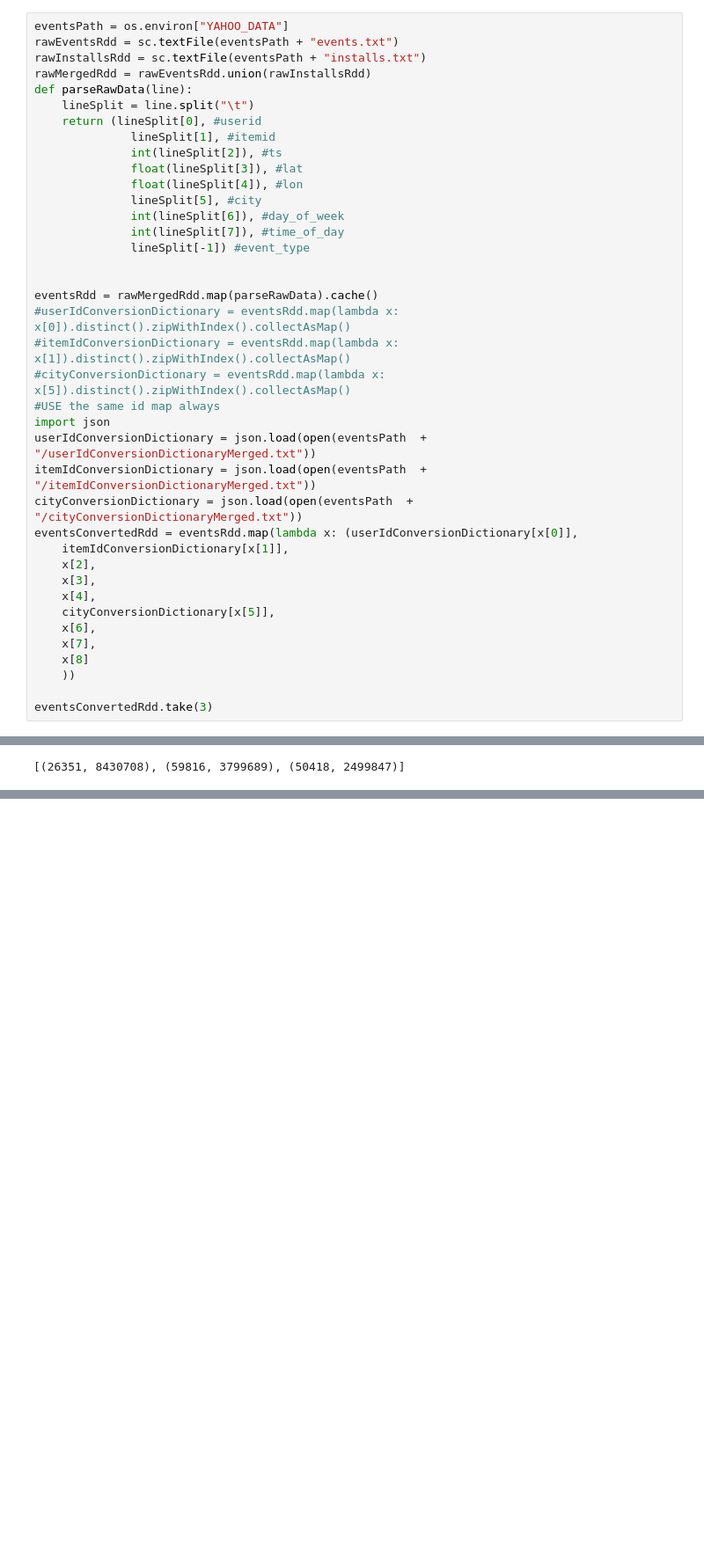
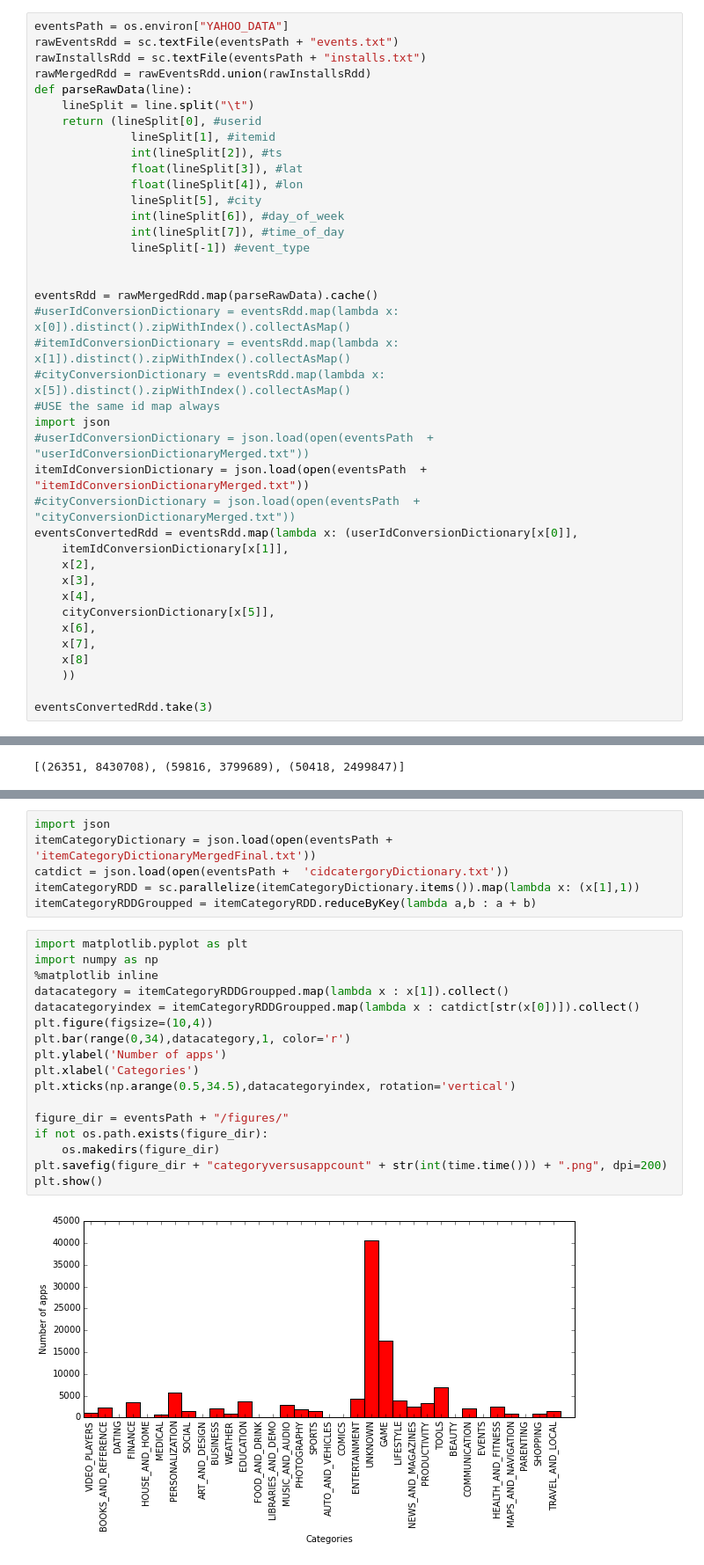
Before and after one commit to rubattino/apprecsys, a Jupyter notebook: notebooks/Dataset Statistics-Merged.ipynb, the cells around one changed output, grey strips where cells are left out. Shown: that part at 88% size. Saved outputs shown, nothing was run; the diff lists cells and outputs as text; blank space fills up the shorter version.

Commit message:
Category distribution over apps

```diff
--- a/notebooks/Dataset Statistics-Merged.ipynb
+++ b/notebooks/Dataset Statistics-Merged.ipynb
@@ -22,9 +22,9 @@ eventsRdd = rawMergedRdd.map(parseRawData).cache()
 #cityConversionDictionary = eventsRdd.map(lambda x: x[5]).distinct().zipWithIndex().collectAsMap()
 #USE the same id map always
 import json
-userIdConversionDictionary = json.load(open(eventsPath  + "/userIdConversionDictionaryMerged.txt"))
-itemIdConversionDictionary = json.load(open(eventsPath  + "/itemIdConversionDictionaryMerged.txt"))
-cityConversionDictionary = json.load(open(eventsPath  + "/cityConversionDictionaryMerged.txt"))
+#userIdConversionDictionary = json.load(open(eventsPath  + "userIdConversionDictionaryMerged.txt"))
+itemIdConversionDictionary = json.load(open(eventsPath  + "itemIdConversionDictionaryMerged.txt"))
+#cityConversionDictionary = json.load(open(eventsPath  + "cityConversionDictionaryMerged.txt"))
 eventsConvertedRdd = eventsRdd.map(lambda x: (userIdConversionDictionary[x[0]],
     itemIdConversionDictionary[x[1]],
     x[2],
@@ -486,0 +490,25 @@ plt.show()
+# %%
+import json
+itemCategoryDictionary = json.load(open(eventsPath +  'itemCategoryDictionaryMergedFinal.txt'))
+catdict = json.load(open(eventsPath +  'cidcatergoryDictionary.txt'))
+itemCategoryRDD = sc.parallelize(itemCategoryDictionary.items()).map(lambda x: (x[1],1))
+itemCategoryRDDGroupped = itemCategoryRDD.reduceByKey(lambda a,b : a + b)
+# %%
+import matplotlib.pyplot as plt
+import numpy as np
+%matplotlib inline
+datacategory = itemCategoryRDDGroupped.map(lambda x : x[1]).collect()
+datacategoryindex = itemCategoryRDDGroupped.map(lambda x : catdict[str(x[0])]).collect()
+plt.figure(figsize=(10,4))
+plt.bar(range(0,34),datacategory,1, color='r')
+plt.ylabel('Number of apps')
+plt.xlabel('Categories')
+plt.xticks(np.arange(0.5,34.5),datacategoryindex, rotation='vertical')
+
+figure_dir = eventsPath + "/figures/"
+if not os.path.exists(figure_dir):
+    os.makedirs(figure_dir)
+plt.savefig(figure_dir + "categoryversusappcount" + str(int(time.time())) + ".png", dpi=200)
+plt.show()
+# %% [output]
+[figure, added]
```
Also changed, not shown: parts of 3 cells of this notebook.
